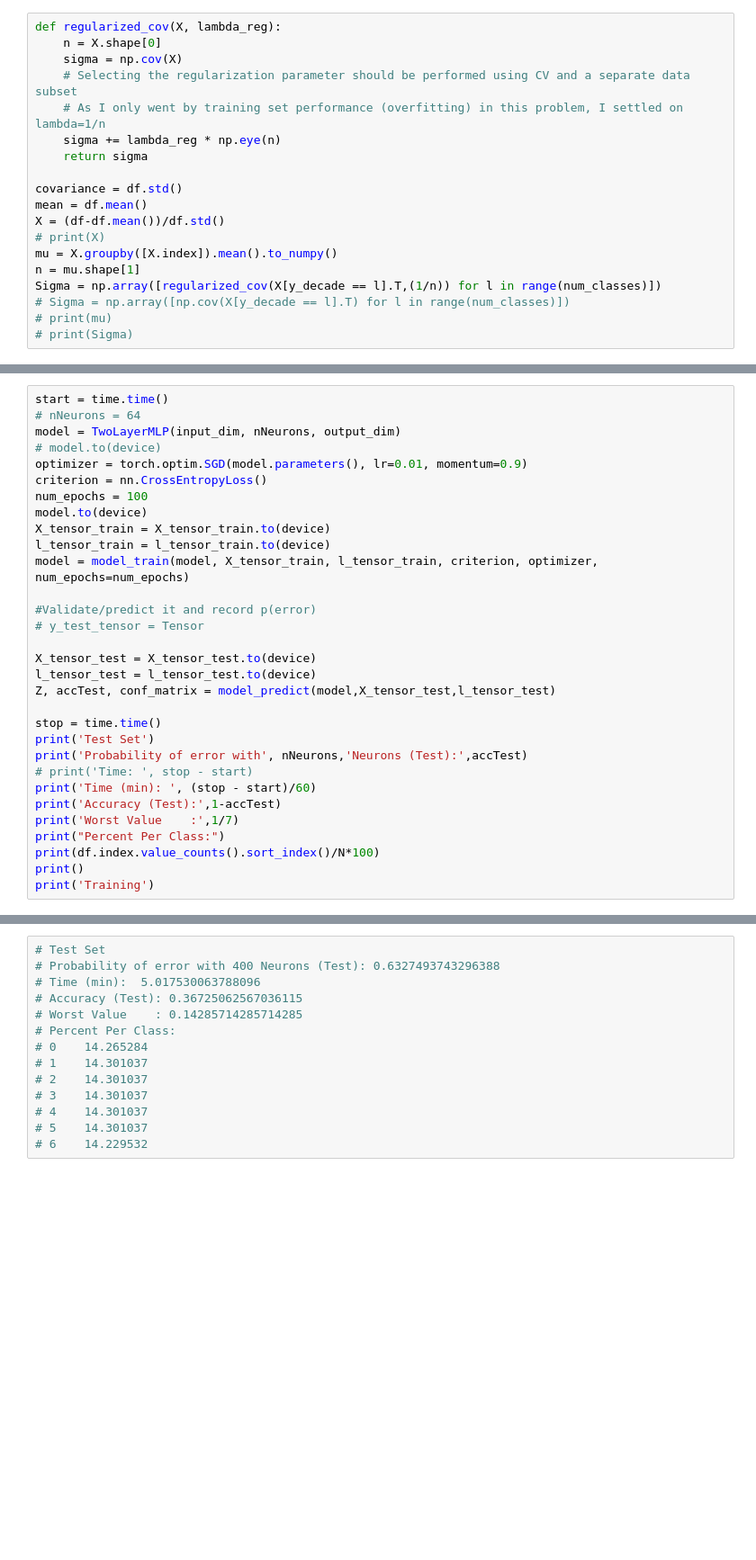
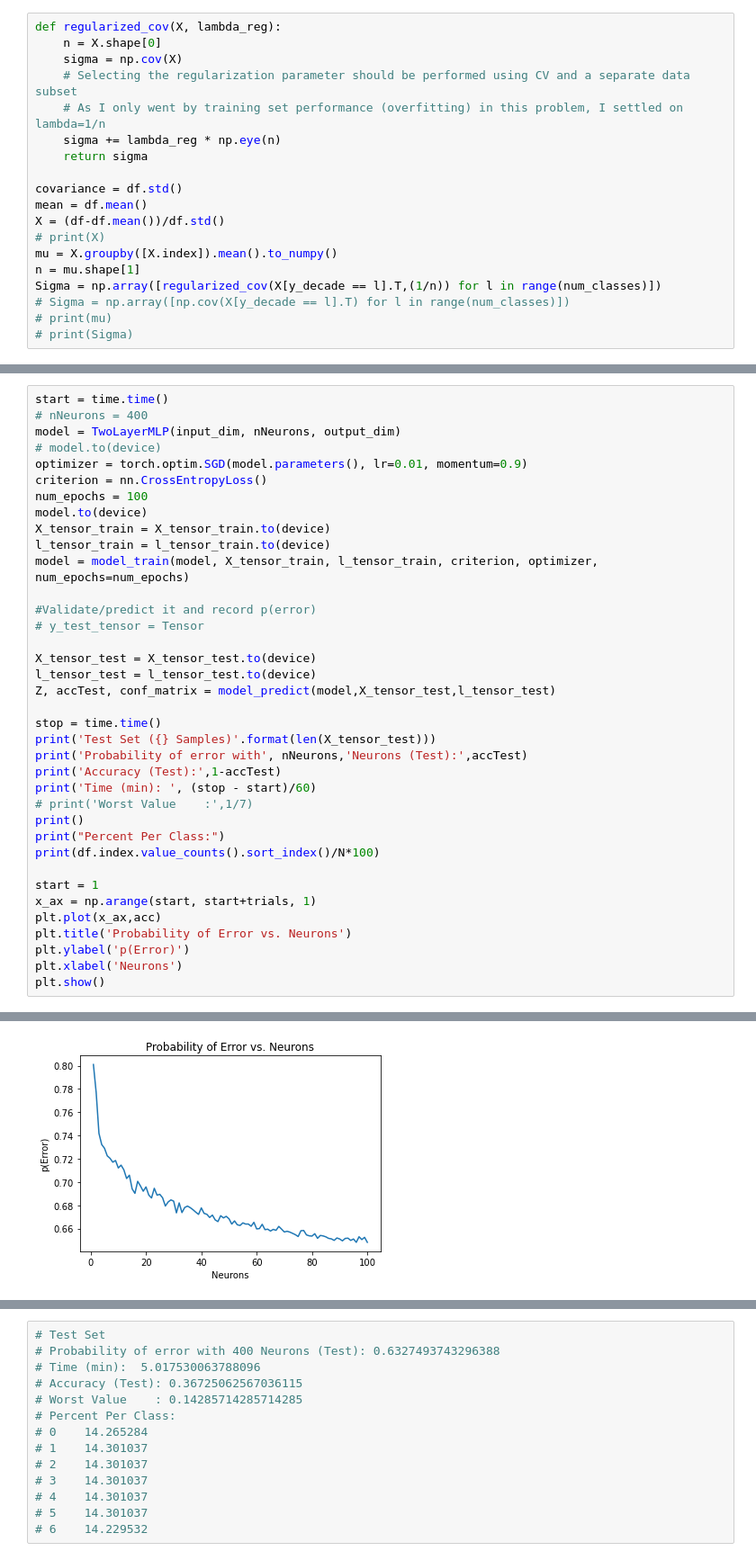
Before and after one commit to Warspiteful/EECE5644-Machine-Learning-FinalProject, a Jupyter notebook: MLP_160k.ipynb, the cells around one changed output, grey strips where cells are left out. Shown at 90% size. Cells and saved outputs as stored; diff of their text form; blank space fills up the shorter version.

```diff
--- a/MLP_160k.ipynb
+++ b/MLP_160k.ipynb
@@ -540,6 +594,6 @@ Accuracy (Training): 0.29146543445661577
 # %%
 start = time.time()
-# nNeurons = 64
+# nNeurons = 400
 model = TwoLayerMLP(input_dim, nNeurons, output_dim)
 # model.to(device)
 optimizer = torch.optim.SGD(model.parameters(), lr=0.01, momentum=0.9)
@@ -558,15 +612,21 @@ l_tensor_test = l_tensor_test.to(device)
 Z, accTest, conf_matrix = model_predict(model,X_tensor_test,l_tensor_test)
 
 stop = time.time()
-print('Test Set')
+print('Test Set ({} Samples)'.format(len(X_tensor_test)))
 print('Probability of error with', nNeurons,'Neurons (Test):',accTest)
-# print('Time: ', stop - start)
+print('Accuracy (Test):',1-accTest)
 print('Time (min): ', (stop - start)/60)
-print('Accuracy (Test):',1-accTest)
-print('Worst Value    :',1/7)
+# print('Worst Value    :',1/7)
+print()
 print("Percent Per Class:")
 print(df.index.value_counts().sort_index()/N*100)
-print()
-print('Training')
+
+start = 1
+x_ax = np.arange(start, start+trials, 1)
+plt.plot(x_ax,acc)
+plt.title('Probability of Error vs. Neurons')
+plt.ylabel('p(Error)')
+plt.xlabel('Neurons')
+plt.show()
 # %% [output]
 Test Set
@@ -588,2 +646,3 @@ Training
+[figure, added]
 # %%
 start = 1
```
Also changed, not shown: parts of 18 cells of this notebook.
